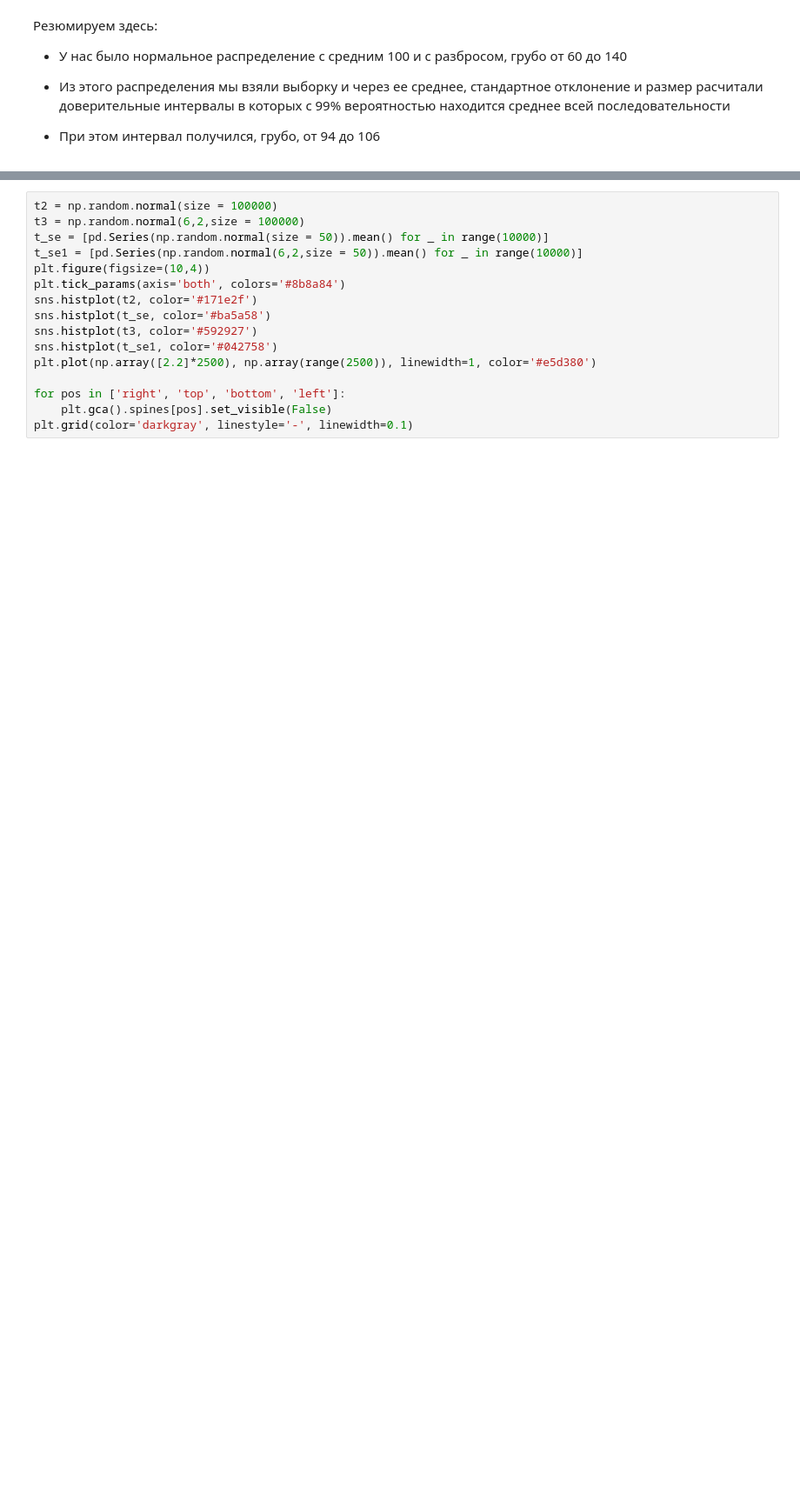
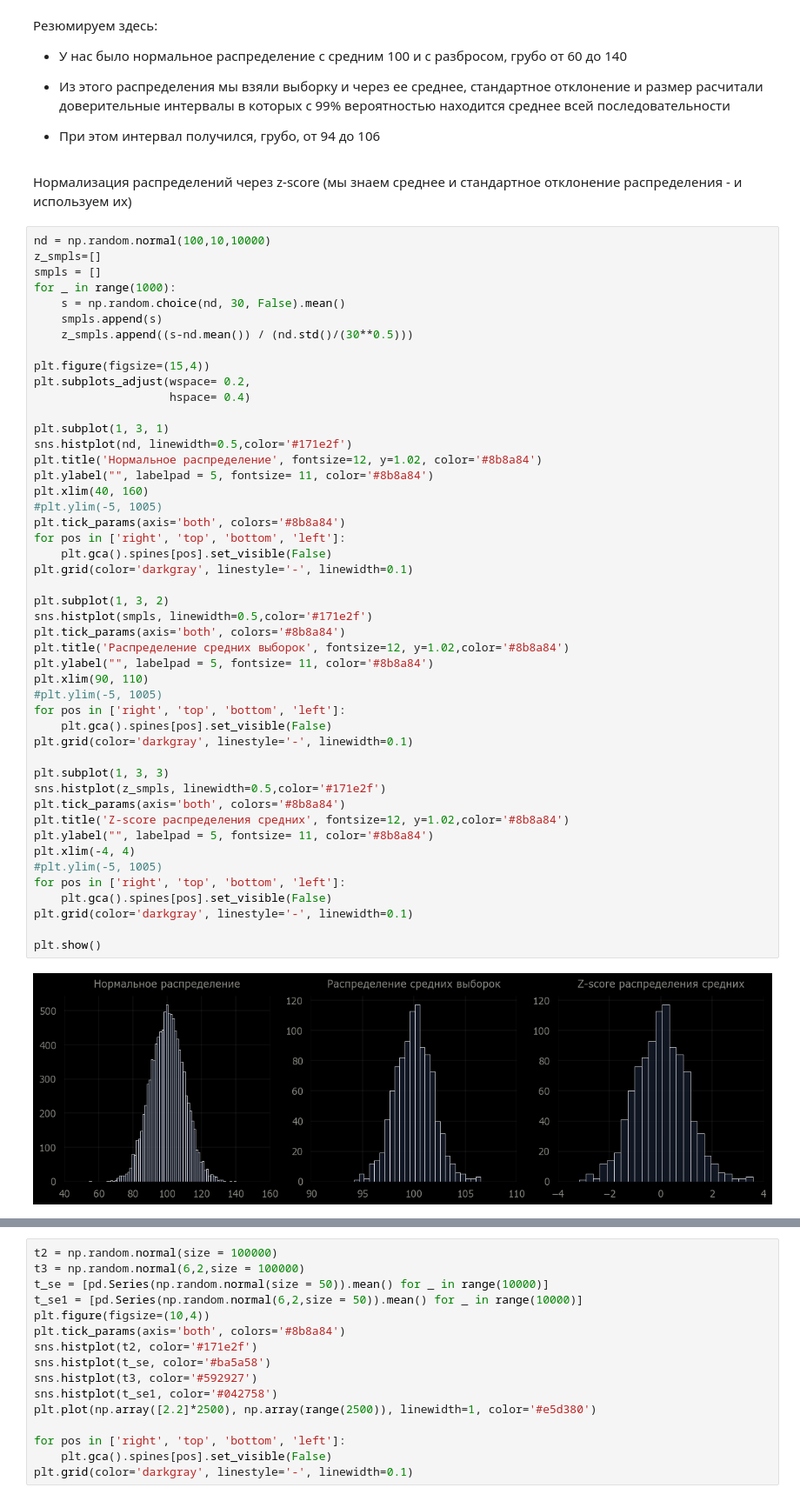
Before and after one commit to sortvalues/my_rep_01, a Jupyter notebook: Statistics/cpt_and_zbch.ipynb, the cells around one changed output, grey strips where cells are left out. Shown at 87% size. Cells and saved outputs as stored; diff of their text form; blank space fills up the shorter version.

```diff
--- a/Statistics/cpt_and_zbch.ipynb
+++ b/Statistics/cpt_and_zbch.ipynb
@@ -209,3 +209,54 @@ plt.show()
 - Из этого распределения мы взяли выборку и через ее среднее, стандартное отклонение и размер расчитали доверительные интервалы в которых с 99% вероятностью находится среднее всей последовательности
 
 - При этом интервал получился, грубо, от 94 до 106
+# %% [markdown]
+Нормализация распределений через z-score (мы знаем среднее и стандартное отклонение распределения - и используем их)
+# %%
+nd = np.random.normal(100,10,10000)
+z_smpls=[]
+smpls = []
+for _ in range(1000):
+    s = np.random.choice(nd, 30, False).mean()
+    smpls.append(s)
+    z_smpls.append((s-nd.mean()) / (nd.std()/(30**0.5)))
+
+plt.figure(figsize=(15,4))
+plt.subplots_adjust(wspace= 0.2,
+                    hspace= 0.4)
+
+plt.subplot(1, 3, 1)
+sns.histplot(nd, linewidth=0.5,color='#171e2f')
+plt.title('Нормальное распределение', fontsize=12, y=1.02, color='#8b8a84')
+plt.ylabel("", labelpad = 5, fontsize= 11, color='#8b8a84')
+plt.xlim(40, 160)
+#plt.ylim(-5, 1005)
+plt.tick_params(axis='both', colors='#8b8a84')
+for pos in ['right', 'top', 'bottom', 'left']:
+    plt.gca().spines[pos].set_visible(False)
+plt.grid(color='darkgray', linestyle='-', linewidth=0.1)
+
+plt.subplot(1, 3, 2)
+sns.histplot(smpls, linewidth=0.5,color='#171e2f')
+plt.tick_params(axis='both', colors='#8b8a84')
+plt.title('Распределение средних выборок', fontsize=12, y=1.02,color='#8b8a84')
+plt.ylabel("", labelpad = 5, fontsize= 11, color='#8b8a84')
+plt.xlim(90, 110)
+#plt.ylim(-5, 1005)
+for pos in ['right', 'top', 'bottom', 'left']:
+    plt.gca().spines[pos].set_visible(False)
+plt.grid(color='darkgray', linestyle='-', linewidth=0.1)
+
+plt.subplot(1, 3, 3)
+sns.histplot(z_smpls, linewidth=0.5,color='#171e2f')
+plt.tick_params(axis='both', colors='#8b8a84')
+plt.title('Z-score распределения средних', fontsize=12, y=1.02,color='#8b8a84')
+plt.ylabel("", labelpad = 5, fontsize= 11, color='#8b8a84')
+plt.xlim(-4, 4)
+#plt.ylim(-5, 1005)
+for pos in ['right', 'top', 'bottom', 'left']:
+    plt.gca().spines[pos].set_visible(False)
+plt.grid(color='darkgray', linestyle='-', linewidth=0.1)
+
+plt.show()
+# %% [output]
+[figure, added]
```
Also changed, not shown: parts of 4 cells of this notebook.
